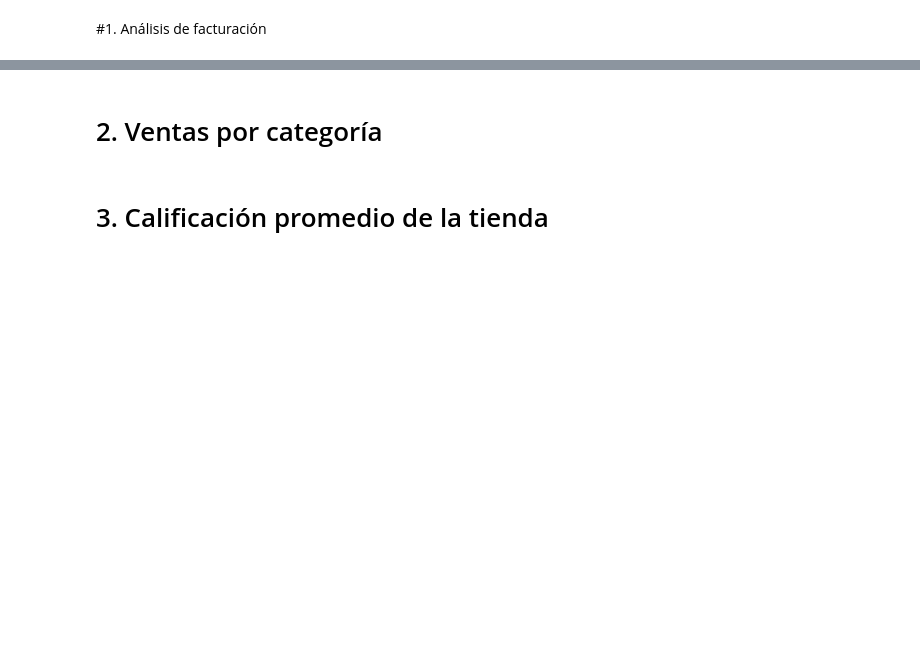
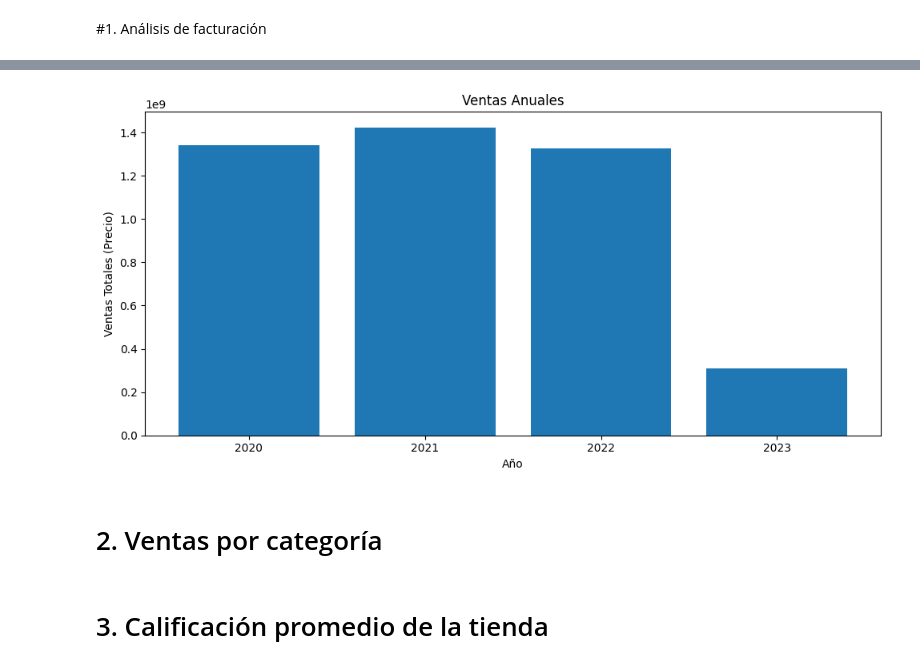
Before and after one commit to PaoloVerCoquimbo/Challenge_1_DataLover_Alura_Oracle_OneG9_08112025, a Jupyter notebook: AluraStoreLatam.ipynb, the cells around one changed output, grey strips where cells are left out. Drawn from its saved outputs; the diff is of its cells as text; code cells hidden in the pictures; blank space fills up the shorter version.

```diff
--- a/AluraStoreLatam.ipynb
+++ b/AluraStoreLatam.ipynb
@@ -419,0 +450,6 @@ pd.DataFrame(maestro_df.columns)
+# %%
+# Agrupamos las ventas por año usando la columna "Precio",
+# que representa el monto de la venta.
+ventas_anuales = maestro_df.groupby("Año")["Precio"].sum().reset_index()
+
+ventas_anuales
@@ -420,3 +462,19 @@ pd.DataFrame(maestro_df.columns)
+# %%
+import matplotlib.pyplot as plt
+
+plt.figure(figsize=(10,5))
+
+plt.bar(ventas_anuales["Año"], ventas_anuales["Precio"])
+
+plt.title("Ventas Anuales")
+plt.xlabel("Año")
+plt.ylabel("Ventas Totales (Precio)")
+
+plt.xticks(ventas_anuales["Año"])
+plt.tight_layout()
+plt.show()
+# %% [output]
+[figure, added]
 # %% [markdown]
 # 2. Ventas por categoría
 # %% [markdown]
```
Also changed, not shown: parts of 7 cells of this notebook.
